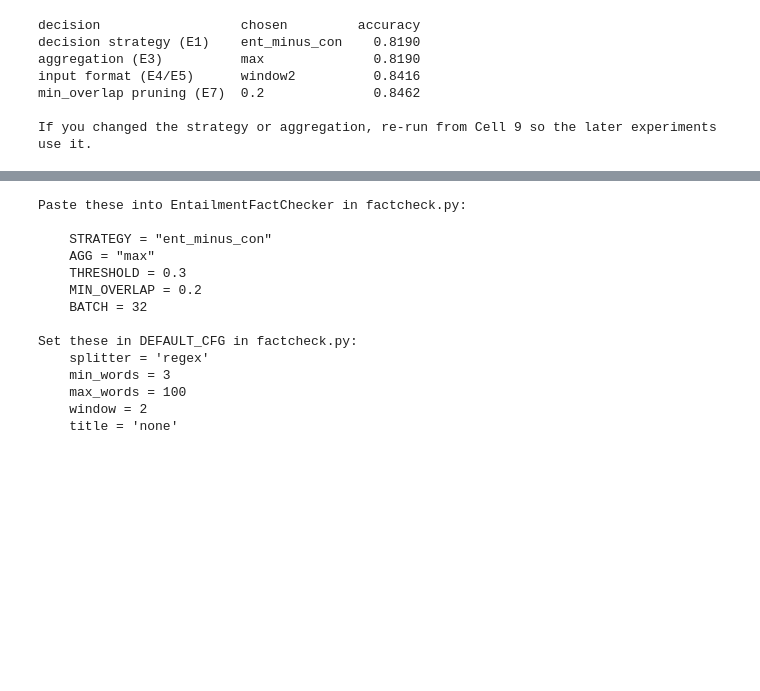
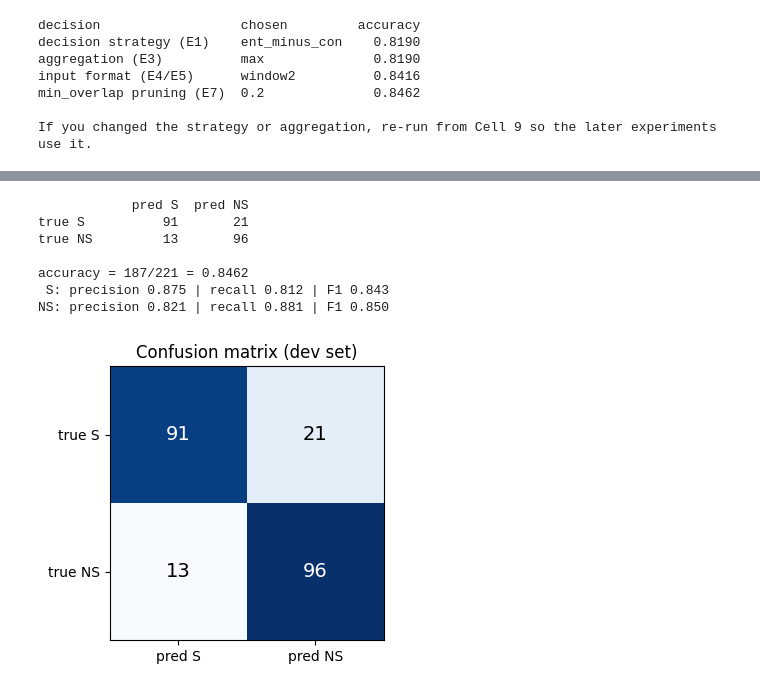
Before and after one commit to Savithmee/Deep-Learning-CW-, a Jupyter notebook: EntailmentModelling.ipynb, the cells around one changed output, grey strips where cells are left out. Drawn from its saved outputs; the diff is of its cells as text; code cells hidden in the pictures; blank space fills up the shorter version.

Commit message:
Add a Confusion Matrix

```diff
--- a/EntailmentModelling.ipynb
+++ b/EntailmentModelling.ipynb
@@ -797,6 +797 @@ FINAL accuracy = 0.8462  (meets the 83% target) | time 74s
 13 false positives, 21 false negatives (for the error analysis)
-# %%
-for name, lst in [("FALSE POSITIVES (gold NS, predicted S)", fp_ex[:10]), ("FALSE NEGATIVES (gold S, predicted NS)", fn_ex[:10])]:
-    print("=" * 10, name)
-    for ex in lst:
-        print("-", ex.label, "|", ex.fact)
@@ -821,31 +798,43 @@ for name, lst in [("FALSE POSITIVES (gold NS, predicted S)", fp_ex[:10]), ("FALS
-# %%
-print("Paste these into EntailmentFactChecker in factcheck.py:\n")
-print(f'    STRATEGY = "{BEST_STRAT}"')
-print(f'    AGG = "{BEST_AGG}"')
-print(f"    THRESHOLD = {final_t}")
-print(f"    MIN_OVERLAP = {BEST_MINOV}")
-print("    BATCH = 32\n")
-cfg_now = {**DEFAULT_CFG, **D_MODES.get(BEST_MODE, {})}
-print("Set these in DEFAULT_CFG in factcheck.py:")
-for k in ("splitter", "min_words", "max_words", "window", "title"):
-    print(f"    {k} = {cfg_now[k]!r}")
-if BEST_MODE.startswith("title"):
-    print("\nNOTE: with a title mode, factcheck.py's prune scores the titled text, while this notebook scored overlap on the plain text,",
-          "so the pruning can differ slightly. Re-run the two commands from the brief to confirm the accuracy.")
-if not USE_D:
-    print("\nWARNING: USE_D = False, so these numbers used the simple stand-ins, not Person D's code.")
-# %% [output]
-Paste these into EntailmentFactChecker in factcheck.py:
-
-    STRATEGY = "ent_minus_con"
-    AGG = "max"
-    THRESHOLD = 0.3
-    MIN_OVERLAP = 0.2
-    BATCH = 32
-
-Set these in DEFAULT_CFG in factcheck.py:
-    splitter = 'regex'
-    min_words = 3
-    max_words = 100
-    window = 2
-    title = 'none'
+# %%
+import numpy as np
+import matplotlib.pyplot as plt
+
+cm = np.array(conf)          # rows = true label (S, NS), columns = predicted label (S, NS)
+labels = ["S", "NS"]
+
+# table
+print(f"{'':<10}{'pred S':>8}{'pred NS':>9}")
+for i, name in enumerate(labels):
+    print(f"{'true ' + name:<10}{cm[i, 0]:>8}{cm[i, 1]:>9}")
+print(f"\naccuracy = {np.trace(cm)}/{cm.sum()} = {np.trace(cm) / cm.sum():.4f}")
+
+# per-class precision, recall and F1
+for i, name in enumerate(labels):
+    tp = cm[i, i]
+    prec = tp / cm[:, i].sum()
+    rec = tp / cm[i, :].sum()
+    f1 = 2 * prec * rec / (prec + rec)
+    print(f"{name:>2}: precision {prec:.3f} | recall {rec:.3f} | F1 {f1:.3f}")
+
+# heatmap (saved as a picture for the report)
+fig, ax = plt.subplots(figsize=(4, 3.5))
+ax.imshow(cm, cmap="Blues")
+ax.set_xticks([0, 1]); ax.set_xticklabels(["pred S", "pred NS"])
+ax.set_yticks([0, 1]); ax.set_yticklabels(["true S", "true NS"])
+for i in range(2):
+    for j in range(2):
+        ax.text(j, i, cm[i, j], ha="center", va="center",
+                color="white" if cm[i, j] > cm.max() / 2 else "black", fontsize=14)
+ax.set_title("Confusion matrix (dev set)")
+plt.tight_layout()
+plt.savefig("confusion_matrix.png", dpi=200)
+plt.show()
+# %% [output]
+            pred S  pred NS
+true S          91       21
+true NS         13       96
+
+accuracy = 187/221 = 0.8462
+ S: precision 0.875 | recall 0.812 | F1 0.843
+NS: precision 0.821 | recall 0.881 | F1 0.850
+[figure, added]
```
Also changed, not shown: parts of 9 cells of this notebook.
